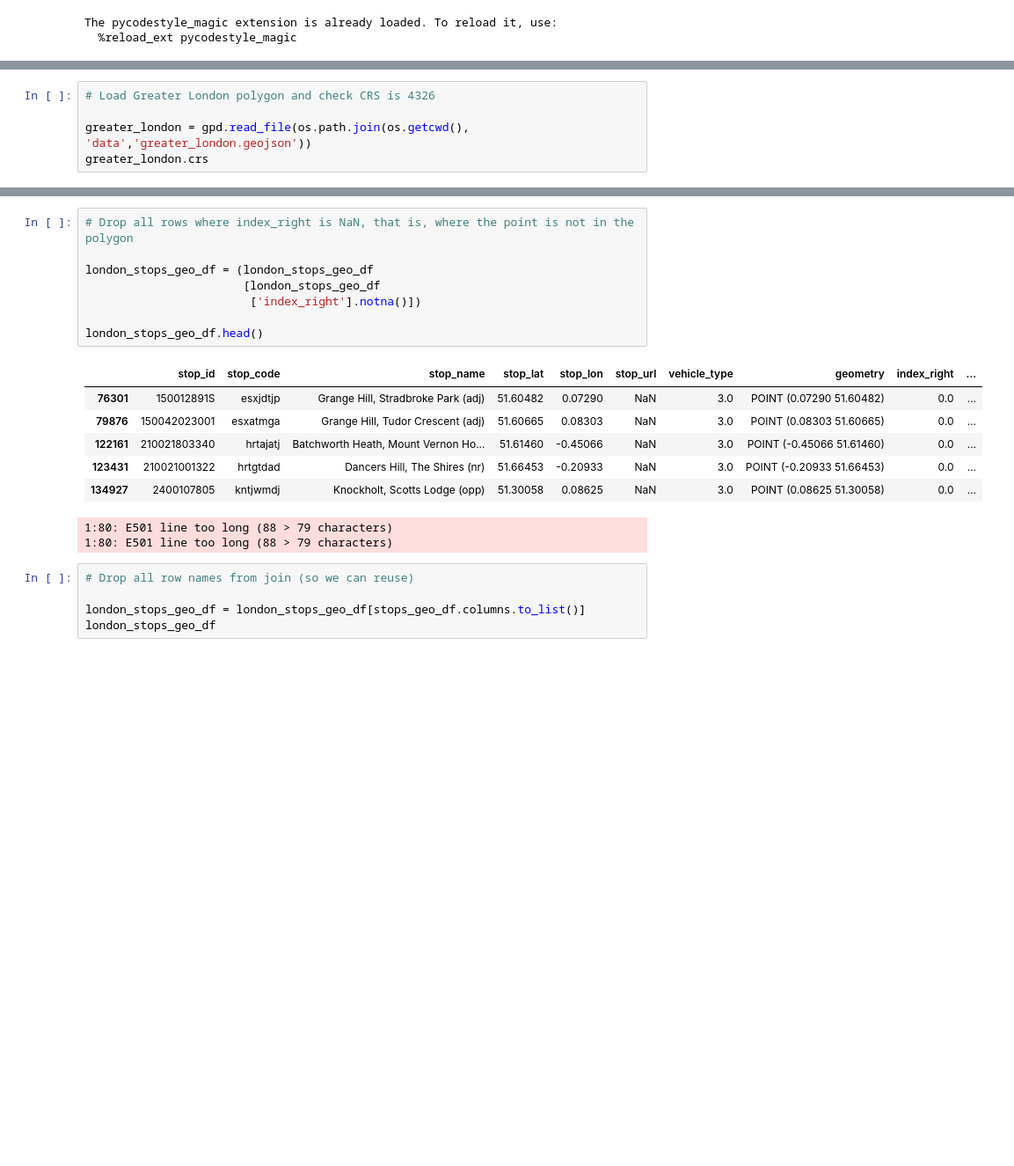
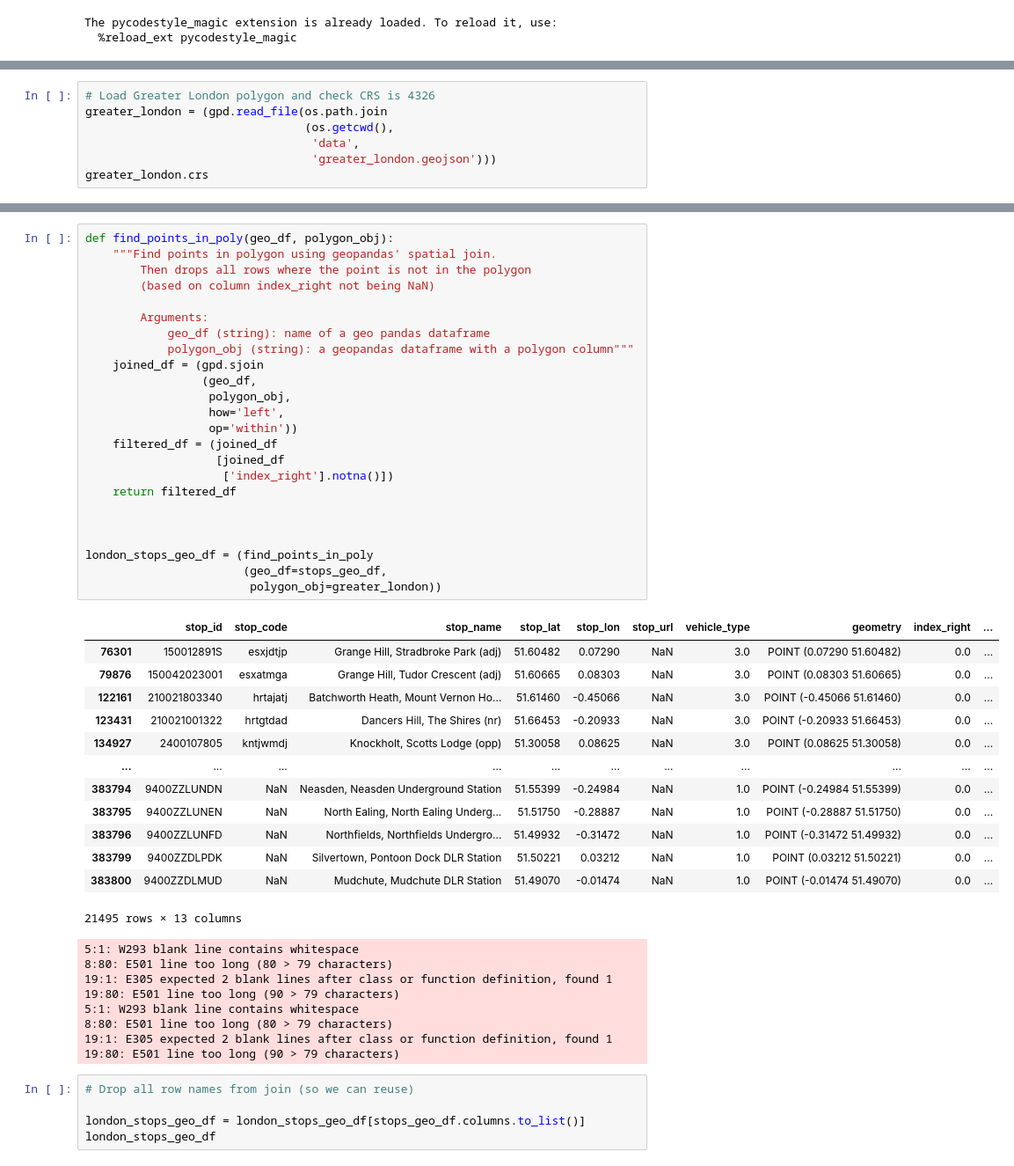
Before and after one commit to ONSdigital/SDG_11.2.1, a Jupyter notebook: SDG_11.2.1.ipynb, the cells around one changed output, grey strips where cells are left out. Shown: that part at 88% size. Cells and saved outputs as stored; diff of their text form; blank space fills up the shorter version.

```diff
--- a/SDG_11.2.1.ipynb
+++ b/SDG_11.2.1.ipynb
@@ -111,6 +103,8 @@ stops_geo_df.head()
 # %%
 # Load Greater London polygon and check CRS is 4326
-
-greater_london = gpd.read_file(os.path.join(os.getcwd(), 'data','greater_london.geojson'))
+greater_london = (gpd.read_file(os.path.join
+                                (os.getcwd(),
+                                 'data',
+                                 'greater_london.geojson')))
 greater_london.crs
 # %% [output]
@@ -142,20 +113,49 @@ london_stops_geo_df.head()
-# %%
-# Drop all rows where index_right is NaN, that is, where the point is not in the polygon
-
-london_stops_geo_df = (london_stops_geo_df
-                       [london_stops_geo_df
-                        ['index_right'].notna()])
-
-london_stops_geo_df.head()
-# %% [output]
-|  | stop_id | stop_code | stop_name | stop_lat | stop_lon | stop_url | vehicle_type | geometry | index_right | ... |
-| 76301 | 150012891S | esxjdtjp | Grange Hill, Stradbroke Park (adj) | 51.60482 | 0.07290 | NaN | 3.0 | POINT (0.07290 51.60482) | 0.0 | ... |
-| 79876 | 150042023001 | esxatmga | Grange Hill, Tudor Crescent (adj) | 51.60665 | 0.08303 | NaN | 3.0 | POINT (0.08303 51.60665) | 0.0 | ... |
-| 122161 | 210021803340 | hrtajatj | Batchworth Heath, Mount Vernon Ho... | 51.61460 | -0.45066 | NaN | 3.0 | POINT (-0.45066 51.61460) | 0.0 | ... |
-| 123431 | 210021001322 | hrtgtdad | Dancers Hill, The Shires (nr) | 51.66453 | -0.20933 | NaN | 3.0 | POINT (-0.20933 51.66453) | 0.0 | ... |
-| 134927 | 2400107805 | kntjwmdj | Knockholt, Scotts Lodge (opp) | 51.30058 | 0.08625 | NaN | 3.0 | POINT (0.08625 51.30058) | 0.0 | ... |
-1:80: E501 line too long (88 > 79 characters)
-1:80: E501 line too long (88 > 79 characters)
+# %%
+def find_points_in_poly(geo_df, polygon_obj):
+    """Find points in polygon using geopandas' spatial join.
+        Then drops all rows where the point is not in the polygon
+        (based on column index_right not being NaN)
+
+        Arguments:
+            geo_df (string): name of a geo pandas dataframe
+            polygon_obj (string): a geopandas dataframe with a polygon column"""
+    joined_df = (gpd.sjoin
+                 (geo_df,
+                  polygon_obj,
+                  how='left',
+                  op='within'))
+    filtered_df = (joined_df
+                   [joined_df
+                    ['index_right'].notna()])
+    return filtered_df
+
+
+
+london_stops_geo_df = (find_points_in_poly
+                       (geo_df=stops_geo_df,
+                        polygon_obj=greater_london))
+# %% [output]
+|  | stop_id | stop_code | stop_name | stop_lat | stop_lon | stop_url | vehicle_type | geometry | index_right | ... |
+| 76301 | 150012891S | esxjdtjp | Grange Hill, Stradbroke Park (adj) | 51.60482 | 0.07290 | NaN | 3.0 | POINT (0.07290 51.60482) | 0.0 | ... |
+| 79876 | 150042023001 | esxatmga | Grange Hill, Tudor Crescent (adj) | 51.60665 | 0.08303 | NaN | 3.0 | POINT (0.08303 51.60665) | 0.0 | ... |
+| 122161 | 210021803340 | hrtajatj | Batchworth Heath, Mount Vernon Ho... | 51.61460 | -0.45066 | NaN | 3.0 | POINT (-0.45066 51.61460) | 0.0 | ... |
+| 123431 | 210021001322 | hrtgtdad | Dancers Hill, The Shires (nr) | 51.66453 | -0.20933 | NaN | 3.0 | POINT (-0.20933 51.66453) | 0.0 | ... |
+| 134927 | 2400107805 | kntjwmdj | Knockholt, Scotts Lodge (opp) | 51.30058 | 0.08625 | NaN | 3.0 | POINT (0.08625 51.30058) | 0.0 | ... |
+| ... | ... | ... | ... | ... | ... | ... | ... | ... | ... | ... |
+| 383794 | 9400ZZLUNDN | NaN | Neasden, Neasden Underground Station | 51.55399 | -0.24984 | NaN | 1.0 | POINT (-0.24984 51.55399) | 0.0 | ... |
+| 383795 | 9400ZZLUNEN | NaN | North Ealing, North Ealing Underg... | 51.51750 | -0.28887 | NaN | 1.0 | POINT (-0.28887 51.51750) | 0.0 | ... |
+| 383796 | 9400ZZLUNFD | NaN | Northfields, Northfields Undergro... | 51.49932 | -0.31472 | NaN | 1.0 | POINT (-0.31472 51.49932) | 0.0 | ... |
+| 383799 | 9400ZZDLPDK | NaN | Silvertown, Pontoon Dock DLR Station | 51.50221 | 0.03212 | NaN | 1.0 | POINT (0.03212 51.50221) | 0.0 | ... |
+| 383800 | 9400ZZDLMUD | NaN | Mudchute, Mudchute DLR Station | 51.49070 | -0.01474 | NaN | 1.0 | POINT (-0.01474 51.49070) | 0.0 | ... |
+21495 rows × 13 columns
+5:1: W293 blank line contains whitespace
+8:80: E501 line too long (80 > 79 characters)
+19:1: E305 expected 2 blank lines after class or function definition, found 1
+19:80: E501 line too long (90 > 79 characters)
+5:1: W293 blank line contains whitespace
+8:80: E501 line too long (80 > 79 characters)
+19:1: E305 expected 2 blank lines after class or function definition, found 1
+19:80: E501 line too long (90 > 79 characters)
 # %%
 # Drop all row names from join (so we can reuse)
 
```
Also changed, not shown: parts of 21 cells of this notebook.
